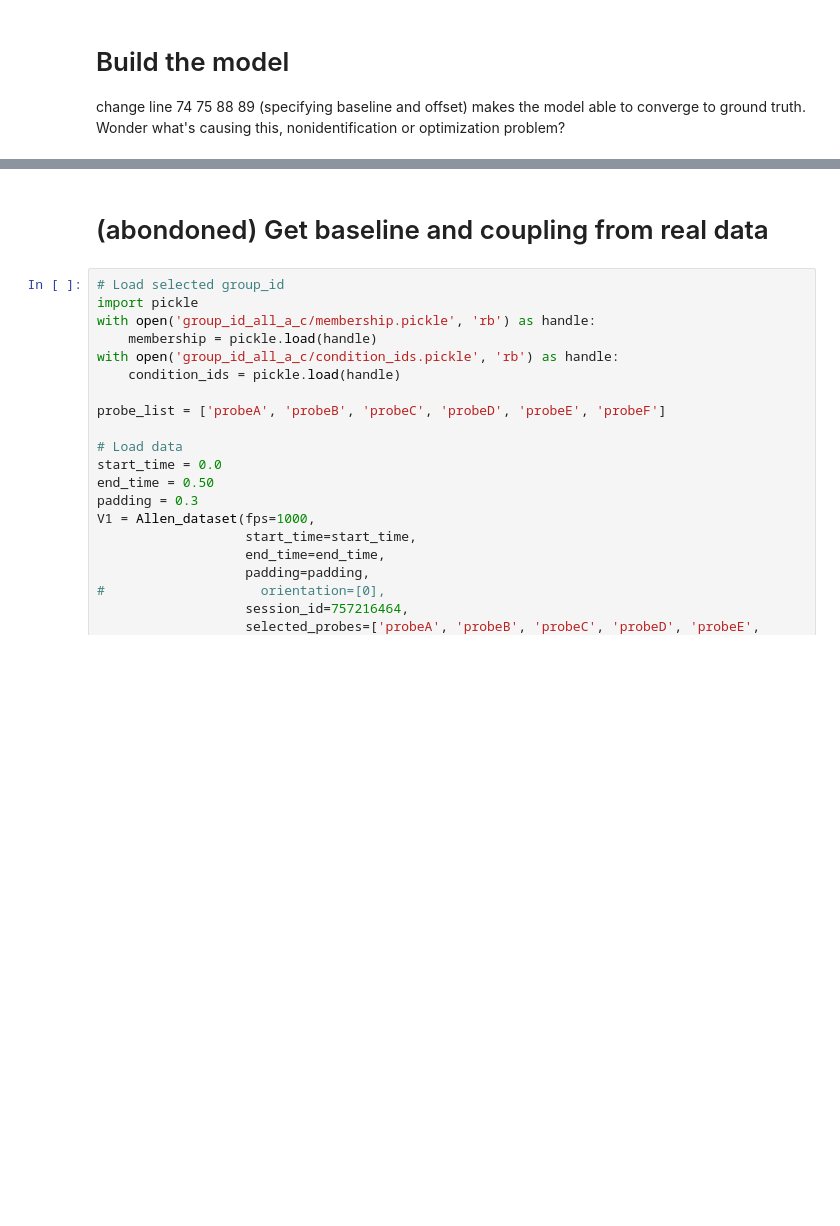
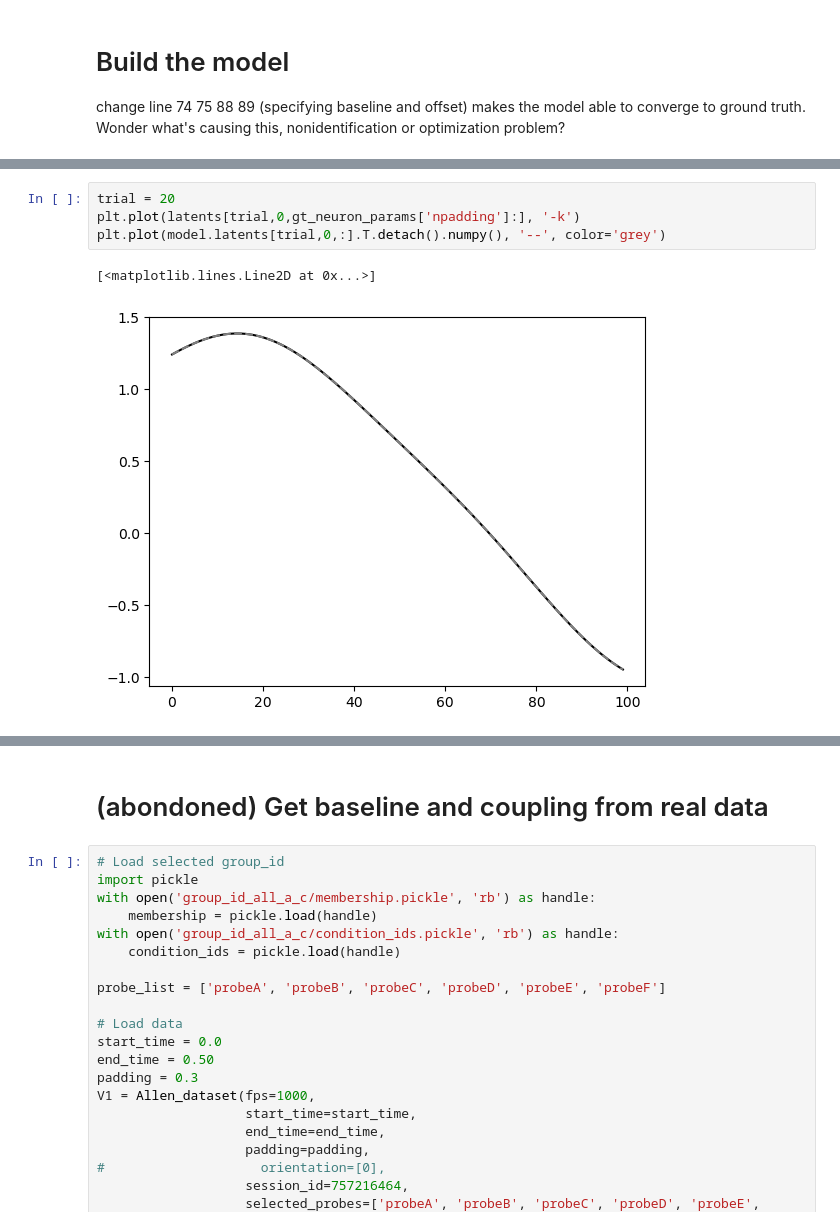
Before and after one commit to Qi-Xin/FC-GPFA, a Jupyter notebook: Decoder&Encoder.ipynb, the cells around one changed output, grey strips where cells are left out. Saved outputs shown, nothing was run; the diff lists cells and outputs as text; blank space fills up the shorter version.

```diff
--- a/Decoder&Encoder.ipynb
+++ b/Decoder&Encoder.ipynb
@@ -596,0 +438,7 @@ Final loss: 2.0495
+# %%
+trial = 20
+plt.plot(latents[trial,0,gt_neuron_params['npadding']:], '-k')
+plt.plot(model.latents[trial,0,:].T.detach().numpy(), '--', color='grey')
+# %% [output]
+[<matplotlib.lines.Line2D at 0x...>]
+[figure, added]
```
Also changed, not shown: parts of 15 cells of this notebook, 1 other file.
